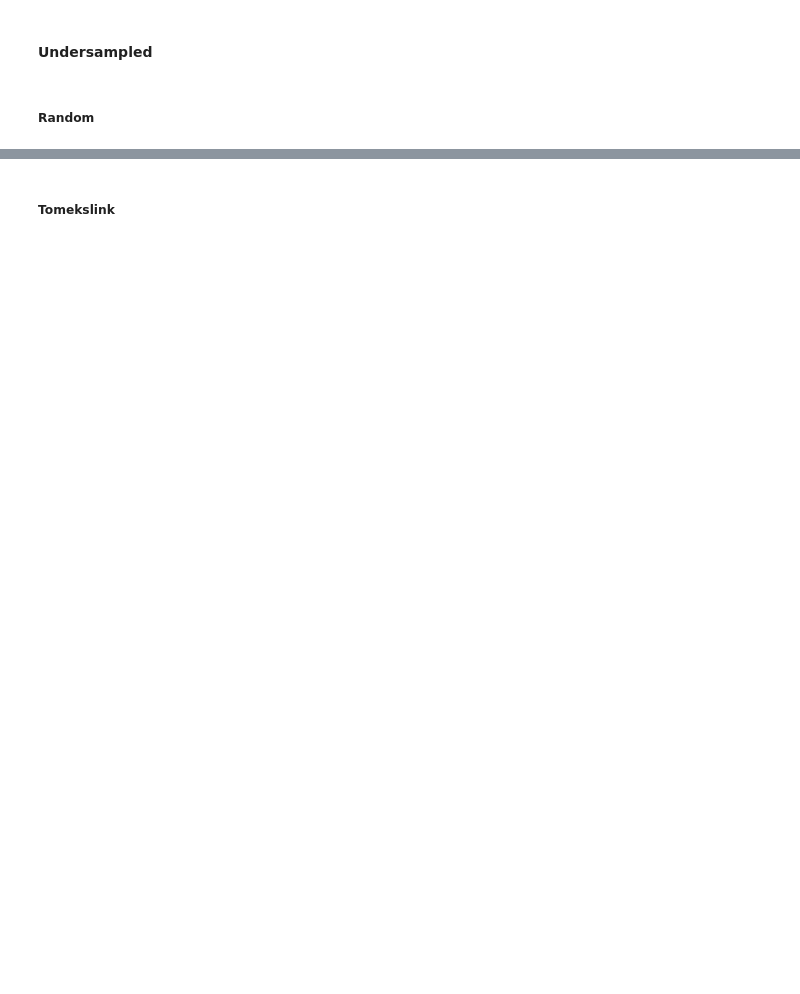
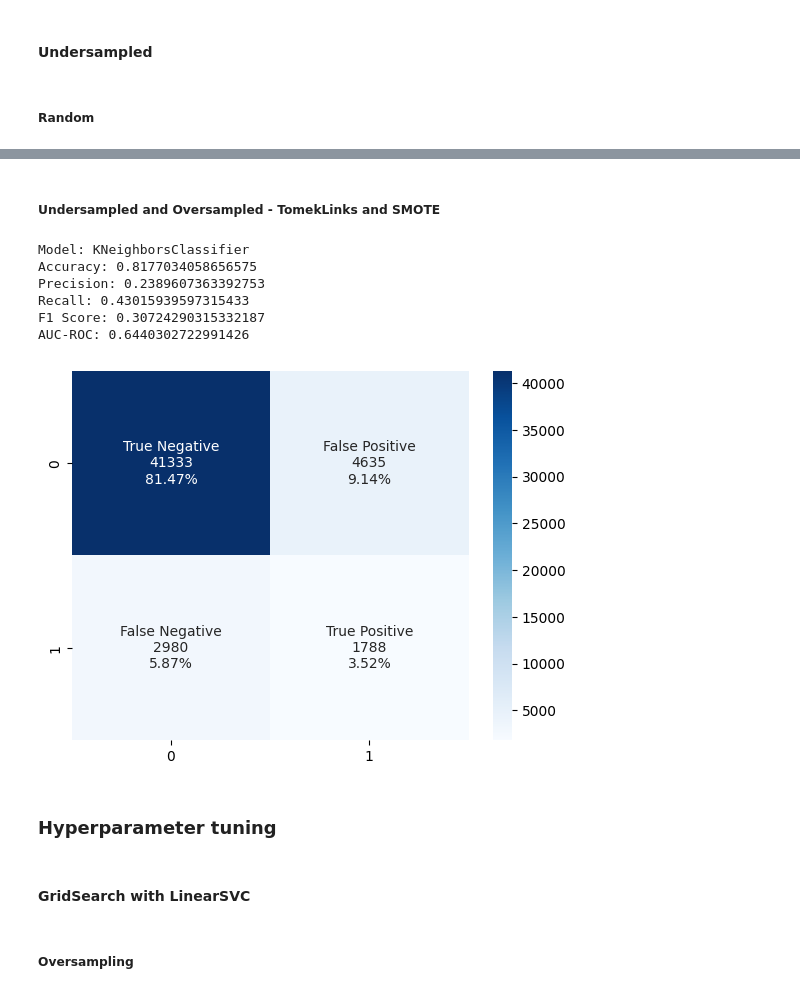
Before and after one commit to Alaa0129/HeartDiseaseOrAttackBigData, a Jupyter notebook: src/05_Optimized_models_training.ipynb, the cells around one changed output, grey strips where cells are left out. Drawn from its saved outputs; the diff is of its cells as text; code cells hidden in the pictures; blank space fills up the shorter version.

```diff
--- a/src/05_Optimized_models_training.ipynb
+++ b/src/05_Optimized_models_training.ipynb
@@ -317,0 +337,23 @@ NameError: name 'X_tl' is not defined
+# %% [markdown]
+##### Undersampled and Oversampled - TomekLinks and SMOTE
+# %%
+# Apply SMOTETomek oversampling and undersampling
+scaler.fit(X_ST)
+X_train_std_ST = scaler.transform(X_ST)
+clf2.fit(X_train_std_ST, y_ST)
+X_test_std_ST = scaler.transform(X_test)
+y_ST_pred = clf2.predict(X_test_std_ST)
+evaluate_model(clf2, X_ST, y_ST)
+draw_confusion_matrix(y_test, y_ST_pred)
+# %% [output]
+Model: KNeighborsClassifier
+Accuracy: 0.8177034058656575
+Precision: 0.2389607363392753
+Recall: 0.43015939597315433
+F1 Score: 0.30724290315332187
+AUC-ROC: 0.6440302722991426
+[figure, added]
+# %% [markdown]
+### Hyperparameter tuning
+# %% [markdown]
+#### GridSearch with LinearSVC
@@ -318,2 +363,2 @@ NameError: name 'X_tl' is not defined
 # %% [markdown]
-##### Tomekslink
+##### Oversampling
```
Also changed, not shown: parts of 62 cells of this notebook, 1 other file.
